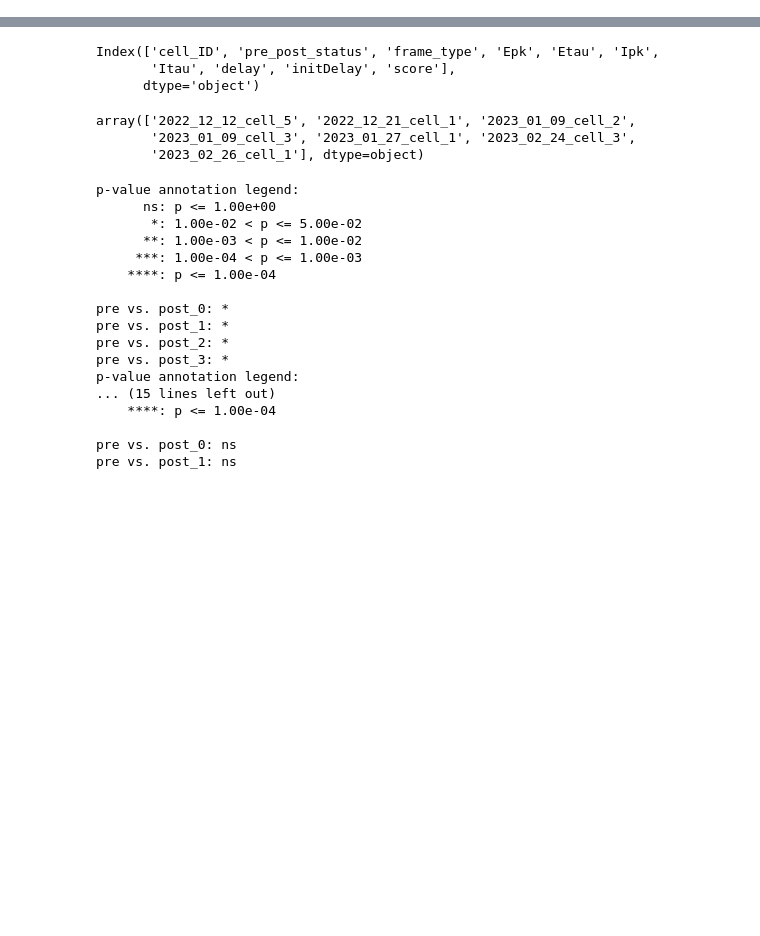
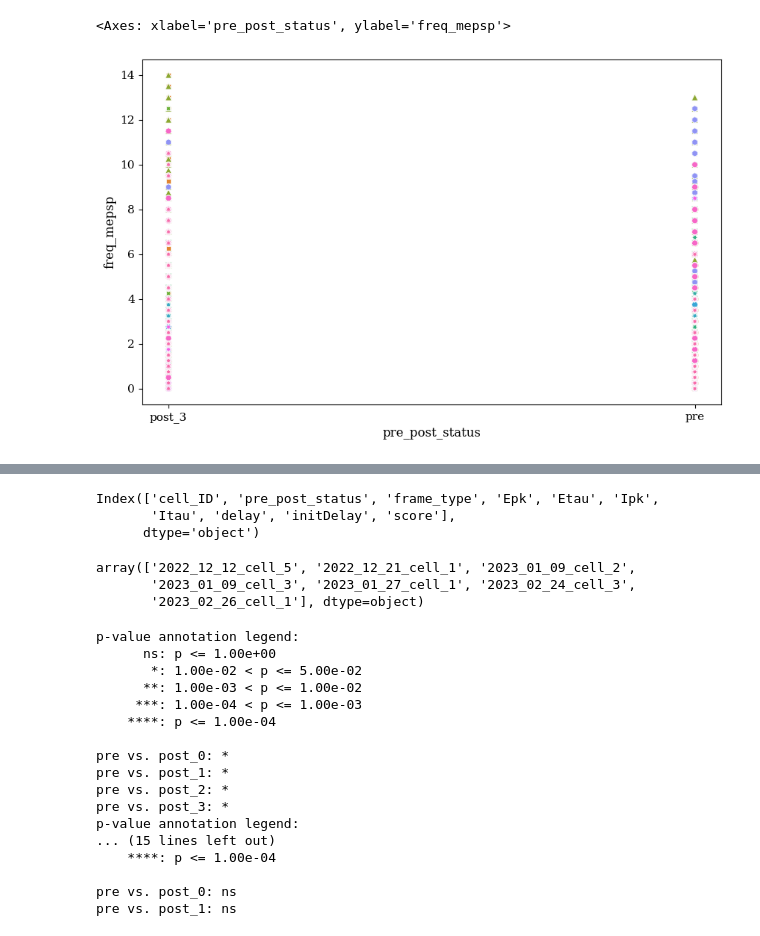
Before and after one commit to anzalks/single_neuron_pattern_learning_paper, a Jupyter notebook: plotting_scripts/Untitled.ipynb, the cells around one changed output, grey strips where cells are left out. Saved outputs shown, nothing was run; the diff lists cells and outputs as text; code cells hidden in the pictures; blank space fills up the shorter version.

```diff
--- a/plotting_scripts/Untitled.ipynb
+++ b/plotting_scripts/Untitled.ipynb
@@ -34,0 +77,6 @@ cell_dist_key = ["leaners","non\nlearners","cells\nnot\ncosidered"]
+# %%
+pre_post_dat = all_cells_all_trails_extracted_featrues[all_cells_all_trails_extracted_featrues["pre_post_status"].isin(["pre","post_3"])].reset_index(drop=True)
+sns.scatterplot(data=pre_post_dat, x="pre_post_status", y="freq_mepsp", hue="cell_ID",legend=False,style="cell_ID")
+# %% [output]
+<Axes: xlabel='pre_post_status', ylabel='freq_mepsp'>
+[figure, added]
```
Also changed, not shown: parts of 11 cells of this notebook, 8 other files.
